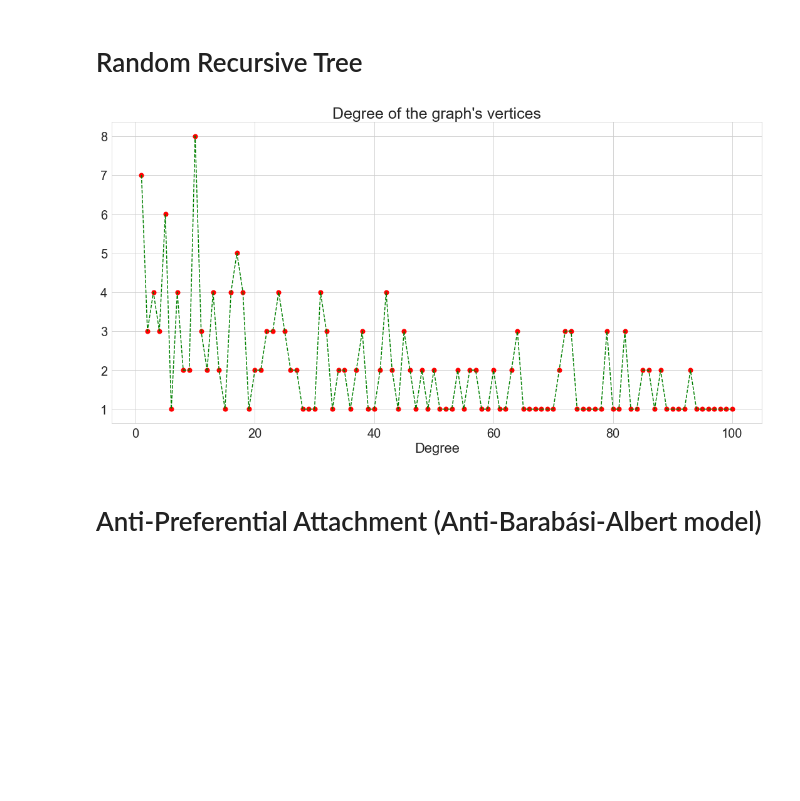
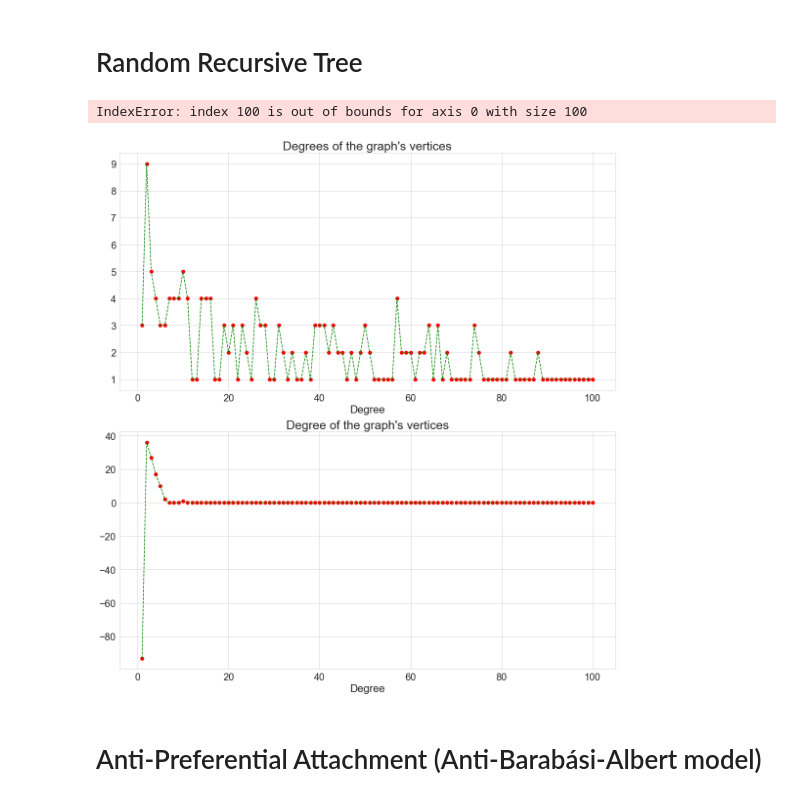
Before and after one commit to masterdesky/ELTE-stochastic-processes-2019, a Jupyter notebook: Lecture 9/Homework 8-9/Stochastic processes - 8-9..ipynb, the cells around one changed output. Saved outputs shown, nothing was run; the diff lists cells and outputs as text; code cells hidden in the pictures; blank space fills up the shorter version.

Commit message:
new updates for graph models

```diff
--- a/Lecture 9/Homework 8-9/Stochastic processes - 8-9..ipynb
+++ b/Lecture 9/Homework 8-9/Stochastic processes - 8-9..ipynb
@@ -34,47 +34,65 @@ def random_recursive_tree(n_edges_rrt):
     # Nth elements indicates the (N+1)th point
     count_rrt = np.zeros((n_edges_rrt), dtype='int')
 
+    # Total number of vertices with specific degrees
+    dist_rrt = np.zeros((n_edges_rrt), dtype='int')
+
     for i in range(0, n_edges_rrt):
 
         # Choose randomly an endpoint for the edge, brought into the graph by the new vertex
-        choosen_random = random.randint(1,i+1)
+        choosen_random = random.randint(1, i+1)
         graph_rrt[i] = choosen_random
 
         # Increment the degrees of the two connected point
-        count_rrt[choosen_random-1] += 1
-        count_rrt[i] += 1
+        count_rrt[choosen_random - 1] += 1
+        count_rrt[i + 1] += 1
 
-    return(graph_rrt, count_rrt)
+        # Update distributions
+        dist_rrt[count_rrt[choosen_random - 1]] += 1
+        dist_rrt[count_rrt[i + 1]] += 1
+        dist_rrt[count_rrt[choosen_random - 1] - 1] -= 1
+        dist_rrt[count_rrt[i + 1] - 1] -= 1
+
+    return(graph_rrt, count_rrt, dist_rrt)
 # %%
 n_edges_rrt = 100
-graph_rrt, count_rrt = random_recursive_tree(n_edges_rrt)
+graph_rrt, count_rrt, dist_rrt = random_recursive_tree(n_edges_rrt)
+# %% [output]
+IndexError: index 100 is out of bounds for axis 0 with size 100
 # %%
-nrows = 1
+nrows = 2
 ncols = 1
-fig, axes = plt.subplots(nrows=nrows, ncols=ncols, figsize=(15,8))
+fig, axes = plt.subplots(nrows=nrows, ncols=ncols, figsize=(ncols*15,nrows*8))
 
 titlesize = 25
 axislabelsize = 22
 axisticksize = 20
 scattersize = 50
 
-axes.scatter([k for k in range(1,n_edges_rrt+1)],
+axes[0].scatter([k for k in range(1, n_edges_rrt+1)],
              count_rrt, color='red', s=scattersize)
+axes[0].plot([k for k in range(1, n_edges_rrt+1)],
+             count_rrt, color='green', linestyle='--')
 
-axes.plot([k for k in range(1,n_edges_rrt+1)],
-          count_rrt, color='green', linestyle='--')
+axes[1].scatter([k for k in range(1, n_edges_rrt+1)],
+                dist_rrt, color='red', s=scattersize)
+axes[1].plot([k for k in range(1, n_edges_rrt+1)],
+             dist_rrt, color='green', linestyle='--')
 
-axes.set_title('Degree of the graph\'s vertices', fontsize=titlesize)
+axes[0].set_title('Degrees of the graph\'s vertices', fontsize=titlesize)
+axes[1].set_title('Degree of the graph\'s vertices', fontsize=titlesize)
 
-axes.set_xlabel('Vertices', fontsize=axislabelsize)
-axes.set_xlabel('Degree', fontsize=axislabelsize)
+for i in range(0, nrows):
 
-axes.tick_params(axis='both', which='major', labelsize=axisticksize)
+    axes[i].set_xlabel('Vertices', fontsize=axislabelsize)
+    axes[i].set_xlabel('Degree', fontsize=axislabelsize)
+
+    axes[i].tick_params(axis='both', which='major', labelsize=axisticksize)
 
 fig.tight_layout()
 plt.show()
 # %% [output]
-[figure, old version]
+[figure, new version]
 # %% [markdown]
 # Anti-Preferential Attachment (Anti-Barabási-Albert model)
 # %%
```
Also changed, not shown: parts of 3 cells of this notebook.
